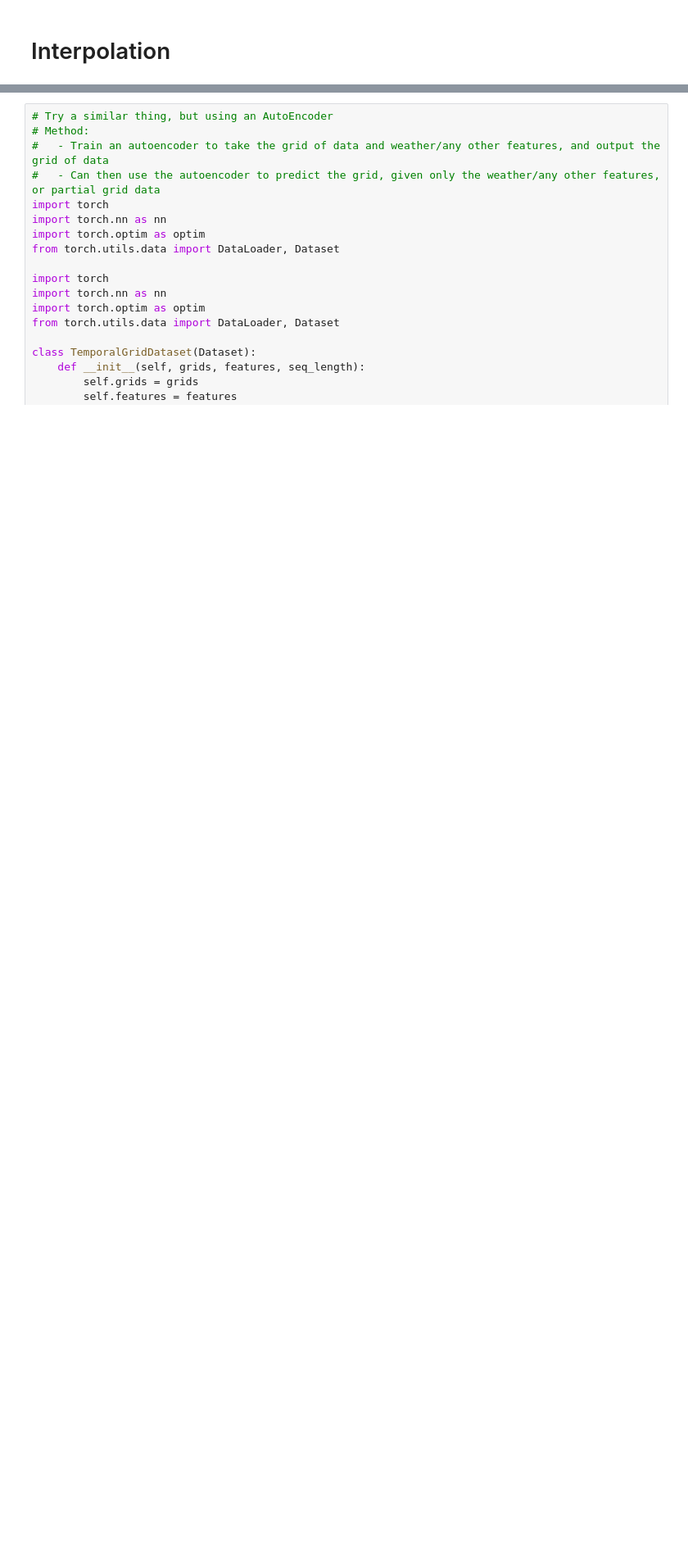
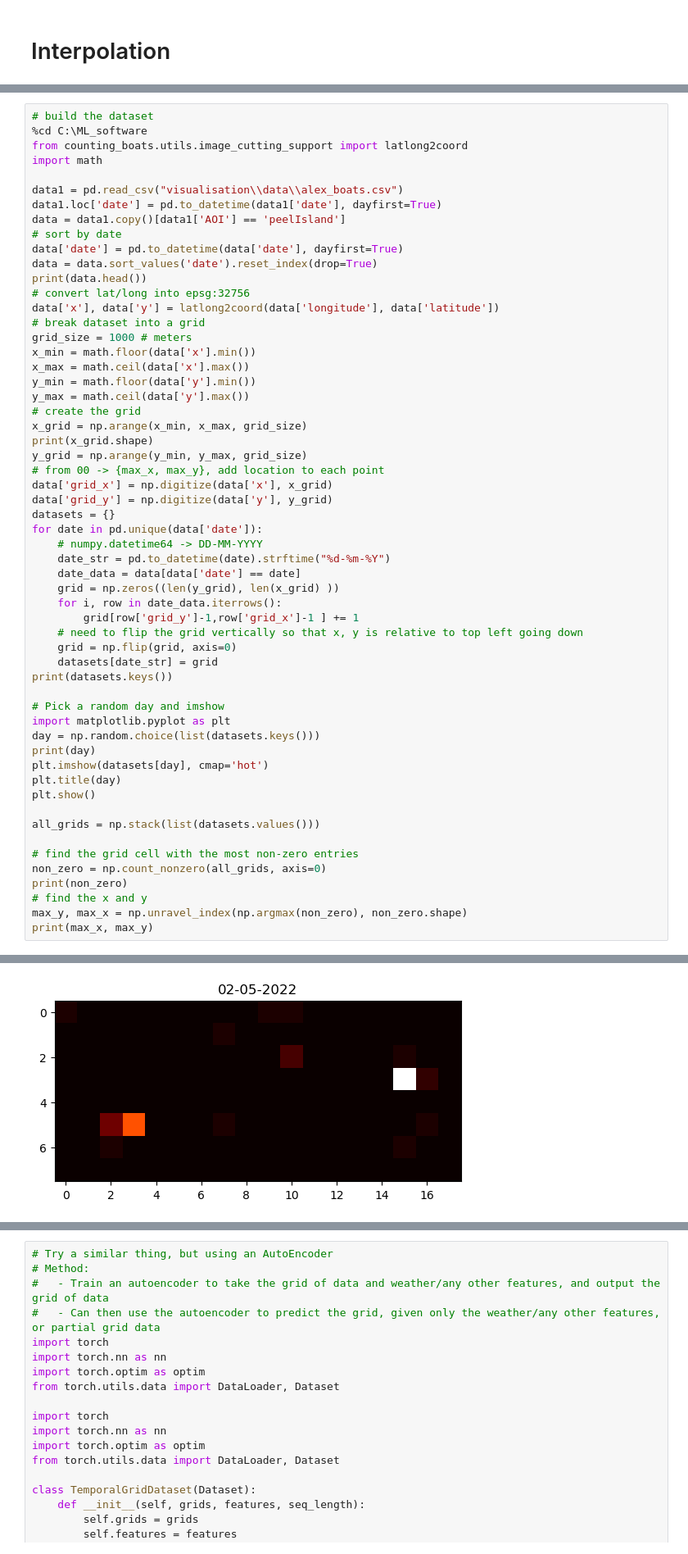
Before and after one commit to swforrest/counting_waterholes, a Jupyter notebook: visualisation/exploring.ipynb, the cells around one changed output, grey strips where cells are left out. Shown at 82% size. Saved outputs shown, nothing was run; the diff lists cells and outputs as text; blank space fills up the shorter version.

```diff
--- a/visualisation/exploring.ipynb
+++ b/visualisation/exploring.ipynb
@@ -626,0 +416,58 @@ print(errors)
+# %%
+# build the dataset
+%cd C:\ML_software
+from counting_boats.utils.image_cutting_support import latlong2coord
+import math
+
+data1 = pd.read_csv("visualisation\\data\\alex_boats.csv")
+data1.loc['date'] = pd.to_datetime(data1['date'], dayfirst=True)
+data = data1.copy()[data1['AOI'] == 'peelIsland']
+# sort by date
+data['date'] = pd.to_datetime(data['date'], dayfirst=True)
+data = data.sort_values('date').reset_index(drop=True)
+print(data.head())
+# convert lat/long into epsg:32756
+data['x'], data['y'] = latlong2coord(data['longitude'], data['latitude'])
+# break dataset into a grid
+grid_size = 1000 # meters
+x_min = math.floor(data['x'].min())
+x_max = math.ceil(data['x'].max())
+y_min = math.floor(data['y'].min())
+y_max = math.ceil(data['y'].max())
+# create the grid
+x_grid = np.arange(x_min, x_max, grid_size)
+print(x_grid.shape)
+y_grid = np.arange(y_min, y_max, grid_size)
+# from 00 -> {max_x, max_y}, add location to each point
+data['grid_x'] = np.digitize(data['x'], x_grid)
+data['grid_y'] = np.digitize(data['y'], y_grid)
+datasets = {}
+for date in pd.unique(data['date']):
+    # numpy.datetime64 -> DD-MM-YYYY
+    date_str = pd.to_datetime(date).strftime("%d-%m-%Y")
+    date_data = data[data['date'] == date]
+    grid = np.zeros((len(y_grid), len(x_grid) ))
+    for i, row in date_data.iterrows():
+        grid[row['grid_y']-1,row['grid_x']-1 ] += 1
+    # need to flip the grid vertically so that x, y is relative to top left going down
+    grid = np.flip(grid, axis=0)
+    datasets[date_str] = grid
+print(datasets.keys())
+
+# Pick a random day and imshow
+import matplotlib.pyplot as plt
+day = np.random.choice(list(datasets.keys()))
+print(day)
+plt.imshow(datasets[day], cmap='hot')
+plt.title(day)
+plt.show()
+
+all_grids = np.stack(list(datasets.values()))
+
+# find the grid cell with the most non-zero entries
+non_zero = np.count_nonzero(all_grids, axis=0)
+print(non_zero)
+# find the x and y
+max_y, max_x = np.unravel_index(np.argmax(non_zero), non_zero.shape)
+print(max_x, max_y)
+# %% [output]
@@ -626,0 +484 @@ print(errors)
+[figure, added]
```
Also changed, not shown: parts of 30 cells of this notebook, 33 other files.
